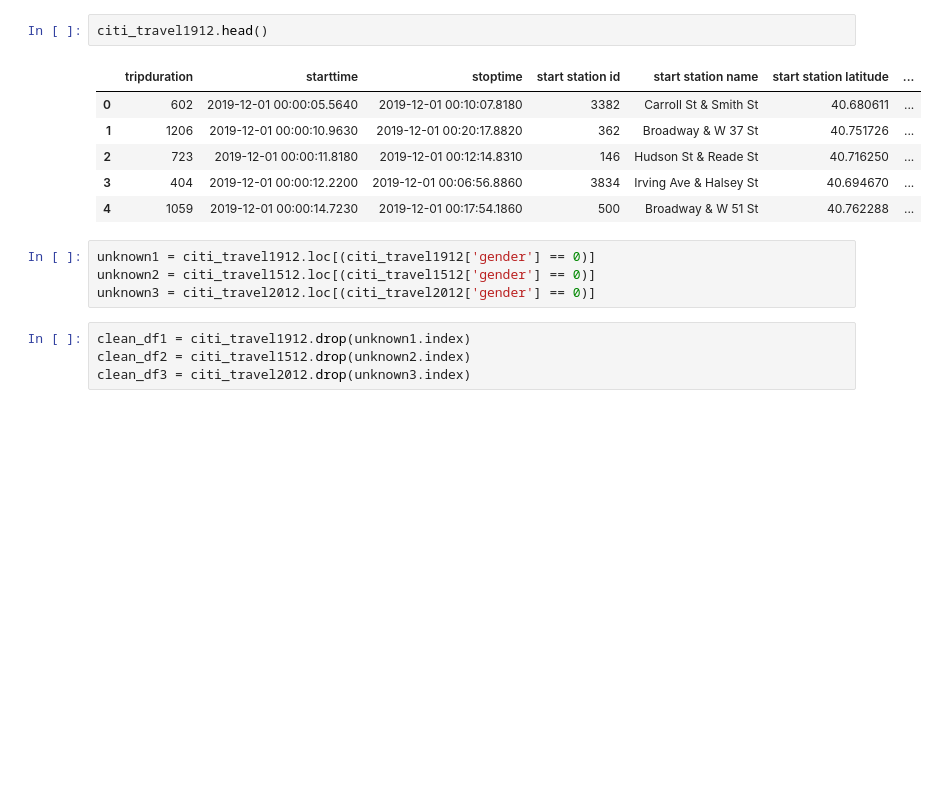
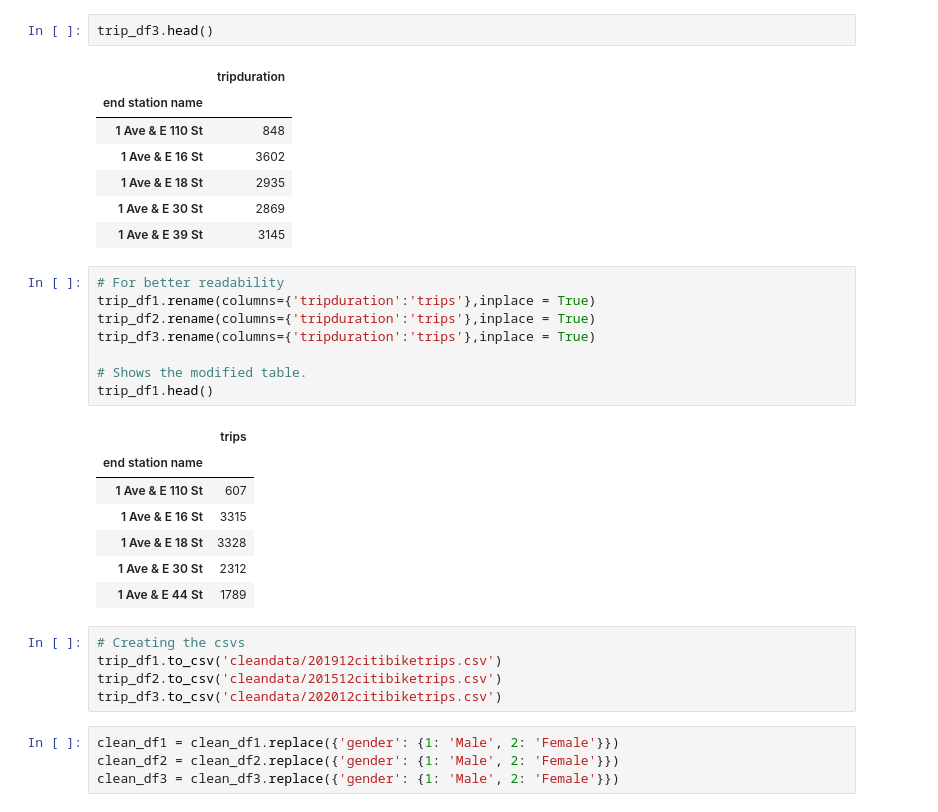
Before and after one commit to kplam624/Citi-bike-analysis, a Jupyter notebook: Citibike-cleaning.ipynb, the cells around one changed output. Saved outputs shown, nothing was run; the diff lists cells and outputs as text; blank space fills up the shorter version.

```diff
--- a/Citibike-cleaning.ipynb
+++ b/Citibike-cleaning.ipynb
@@ -7,18 +53,36 @@ citi_travel2012 = pd.read_csv('202012-citibike-tripdata.csv')
 # %%
-citi_travel1912.head()
+trip_df3.head()
 # %% [output]
-|  | tripduration | starttime | stoptime | start station id | start station name | start station latitude | ... |
-| 0 | 602 | 2019-12-01 00:00:05.5640 | 2019-12-01 00:10:07.8180 | 3382 | Carroll St & Smith St | 40.680611 | ... |
-| 1 | 1206 | 2019-12-01 00:00:10.9630 | 2019-12-01 00:20:17.8820 | 362 | Broadway & W 37 St | 40.751726 | ... |
-| 2 | 723 | 2019-12-01 00:00:11.8180 | 2019-12-01 00:12:14.8310 | 146 | Hudson St & Reade St | 40.716250 | ... |
-| 3 | 404 | 2019-12-01 00:00:12.2200 | 2019-12-01 00:06:56.8860 | 3834 | Irving Ave & Halsey St | 40.694670 | ... |
-| 4 | 1059 | 2019-12-01 00:00:14.7230 | 2019-12-01 00:17:54.1860 | 500 | Broadway & W 51 St | 40.762288 | ... |
+|  | tripduration |
+| end station name |  |
+| 1 Ave & E 110 St | 848 |
+| 1 Ave & E 16 St | 3602 |
+| 1 Ave & E 18 St | 2935 |
+| 1 Ave & E 30 St | 2869 |
+| 1 Ave & E 39 St | 3145 |
-# %%
-unknown1 = citi_travel1912.loc[(citi_travel1912['gender'] == 0)]
-unknown2 = citi_travel1512.loc[(citi_travel1512['gender'] == 0)]
-unknown3 = citi_travel2012.loc[(citi_travel2012['gender'] == 0)]
-# %%
-clean_df1 = citi_travel1912.drop(unknown1.index)
-clean_df2 = citi_travel1512.drop(unknown2.index)
-clean_df3 = citi_travel2012.drop(unknown3.index)
+# %%
+# For better readability
+trip_df1.rename(columns={'tripduration':'trips'},inplace = True)
+trip_df2.rename(columns={'tripduration':'trips'},inplace = True)
+trip_df3.rename(columns={'tripduration':'trips'},inplace = True)
+
+# Shows the modified table.
+trip_df1.head()
+# %% [output]
+|  | trips |
+| end station name |  |
+| 1 Ave & E 110 St | 607 |
+| 1 Ave & E 16 St | 3315 |
+| 1 Ave & E 18 St | 3328 |
+| 1 Ave & E 30 St | 2312 |
+| 1 Ave & E 44 St | 1789 |
+# %%
+# Creating the csvs
+trip_df1.to_csv('cleandata/201912citibiketrips.csv')
+trip_df2.to_csv('cleandata/201512citibiketrips.csv')
+trip_df3.to_csv('cleandata/202012citibiketrips.csv')
+# %%
+clean_df1 = clean_df1.replace({'gender': {1: 'Male', 2: 'Female'}})
+clean_df2 = clean_df2.replace({'gender': {1: 'Male', 2: 'Female'}})
+clean_df3 = clean_df3.replace({'gender': {1: 'Male', 2: 'Female'}})
 # %%
```
Also changed, not shown: parts of 15 cells of this notebook, 7 other files.
